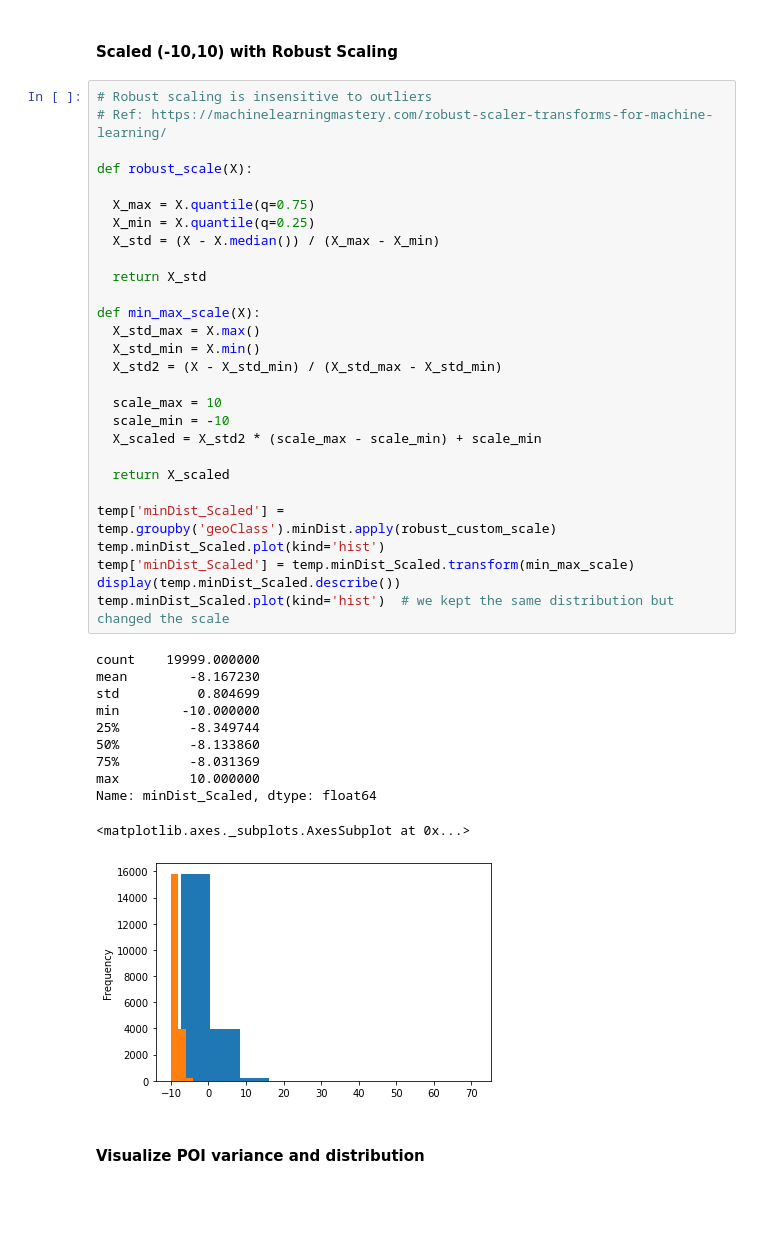
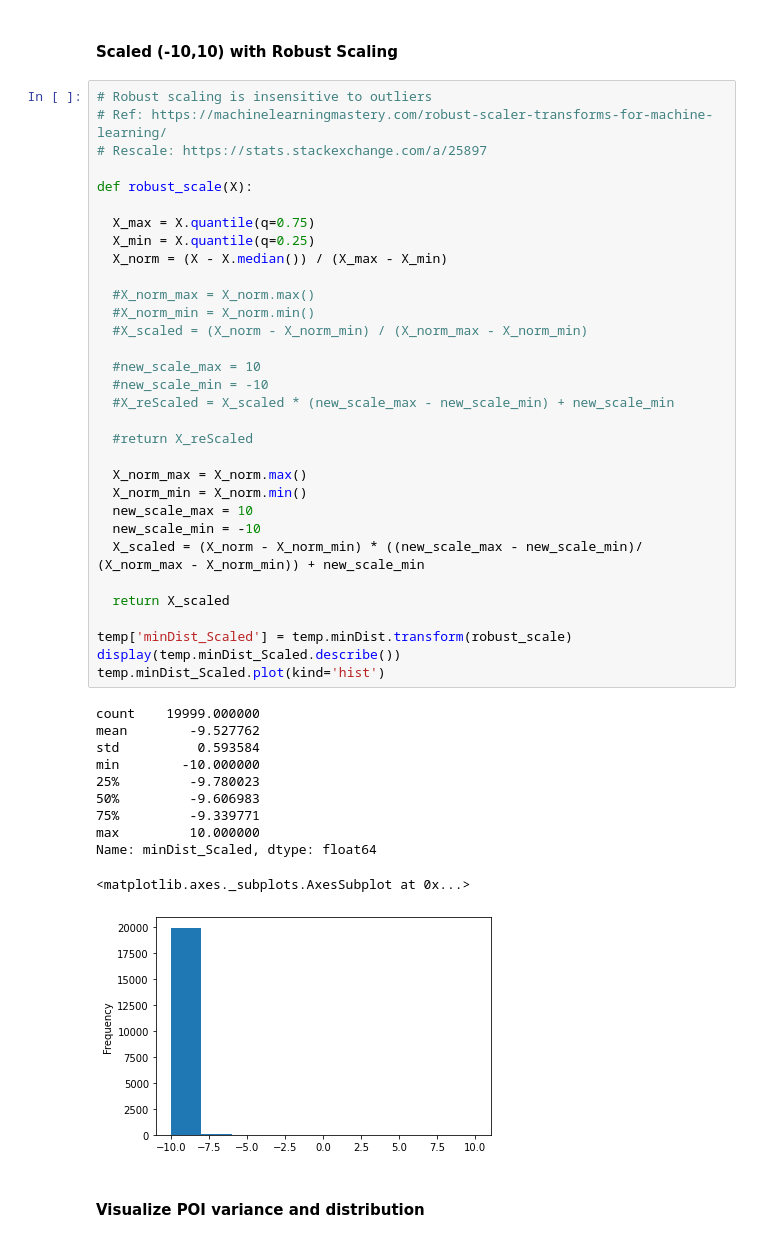
Before and after one commit to AtulBha/WS-SPARK---Coding-Challange, a Jupyter notebook: Solution.ipynb, the cells around one changed output. Drawn from its saved outputs; the diff is of its cells as text; blank space fills up the shorter version.

```diff
--- a/Solution.ipynb
+++ b/Solution.ipynb
@@ -203,43 +203,47 @@ for poi in summary.itertuples():
 # %%
 # Robust scaling is insensitive to outliers
 # Ref: https://machinelearningmastery.com/robust-scaler-transforms-for-machine-learning/
+# Rescale: https://stats.stackexchange.com/a/25897
 
 def robust_scale(X):
 
   X_max = X.quantile(q=0.75)
   X_min = X.quantile(q=0.25)
-  X_std = (X - X.median()) / (X_max - X_min)
+  X_norm = (X - X.median()) / (X_max - X_min)
 
-  return X_std
+  #X_norm_max = X_norm.max()
+  #X_norm_min = X_norm.min()
+  #X_scaled = (X_norm - X_norm_min) / (X_norm_max - X_norm_min)
 
-def min_max_scale(X):
-  X_std_max = X.max()
-  X_std_min = X.min()
-  X_std2 = (X - X_std_min) / (X_std_max - X_std_min)
+  #new_scale_max = 10
+  #new_scale_min = -10
+  #X_reScaled = X_scaled * (new_scale_max - new_scale_min) + new_scale_min
 
-  scale_max = 10
-  scale_min = -10
-  X_scaled = X_std2 * (scale_max - scale_min) + scale_min
+  #return X_reScaled
+
+  X_norm_max = X_norm.max()
+  X_norm_min = X_norm.min()
+  new_scale_max = 10
+  new_scale_min = -10
+  X_scaled = (X_norm - X_norm_min) * ((new_scale_max - new_scale_min)/ (X_norm_max - X_norm_min)) + new_scale_min
 
   return X_scaled
 
-temp['minDist_Scaled'] = temp.groupby('geoClass').minDist.apply(robust_custom_scale)
+temp['minDist_Scaled'] = temp.minDist.transform(robust_scale)
+display(temp.minDist_Scaled.describe())
 temp.minDist_Scaled.plot(kind='hist')
-temp['minDist_Scaled'] = temp.minDist_Scaled.transform(min_max_scale)
-display(temp.minDist_Scaled.describe())
-temp.minDist_Scaled.plot(kind='hist')  # we kept the same distribution but changed the scale
 # %% [output]
 count    19999.000000
-mean        -8.167230
-std          0.804699
+mean        -9.527762
+std          0.593584
 min        -10.000000
-25%         -8.349744
-50%         -8.133860
-75%         -8.031369
+25%         -9.780023
+50%         -9.606983
+75%         -9.339771
 max         10.000000
 Name: minDist_Scaled, dtype: float64
 <matplotlib.axes._subplots.AxesSubplot at 0x...>
-[figure, old version]
+[figure, new version]
 # %% [markdown]
 #### Visualize POI variance and distribution
 # %%
```
